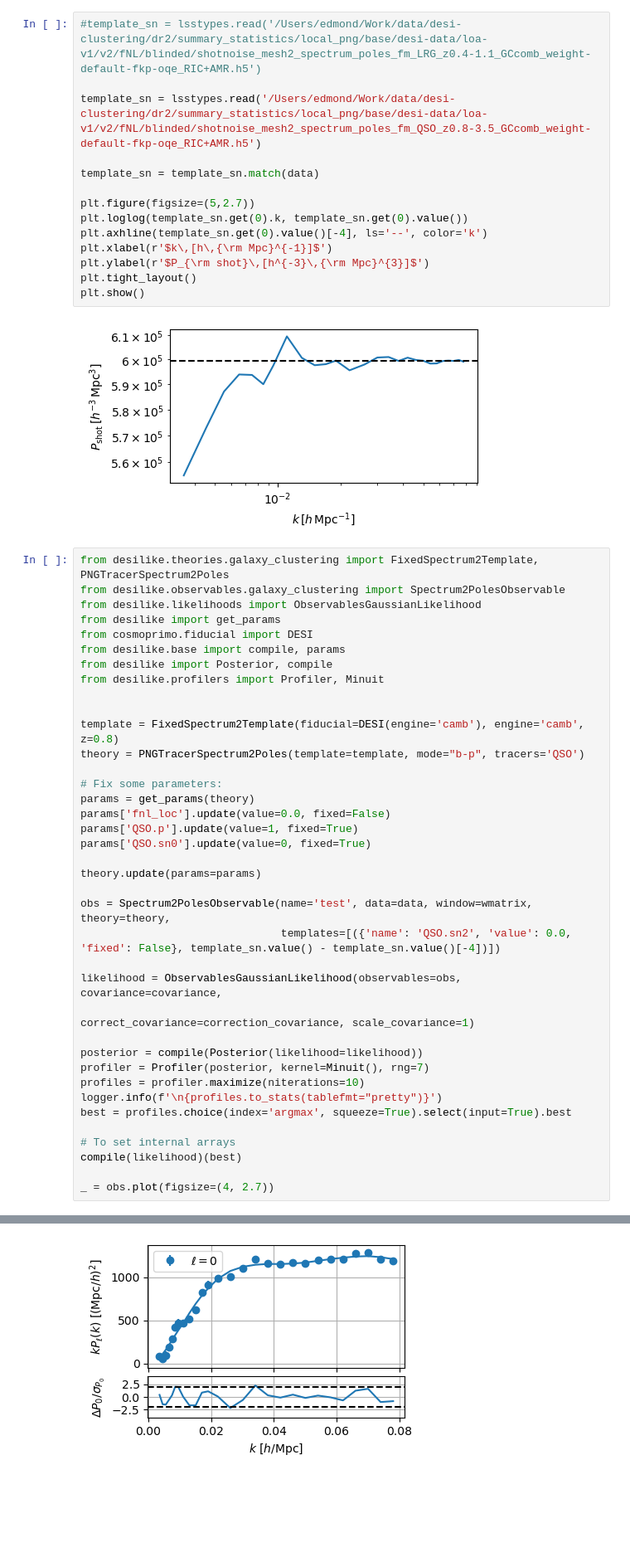
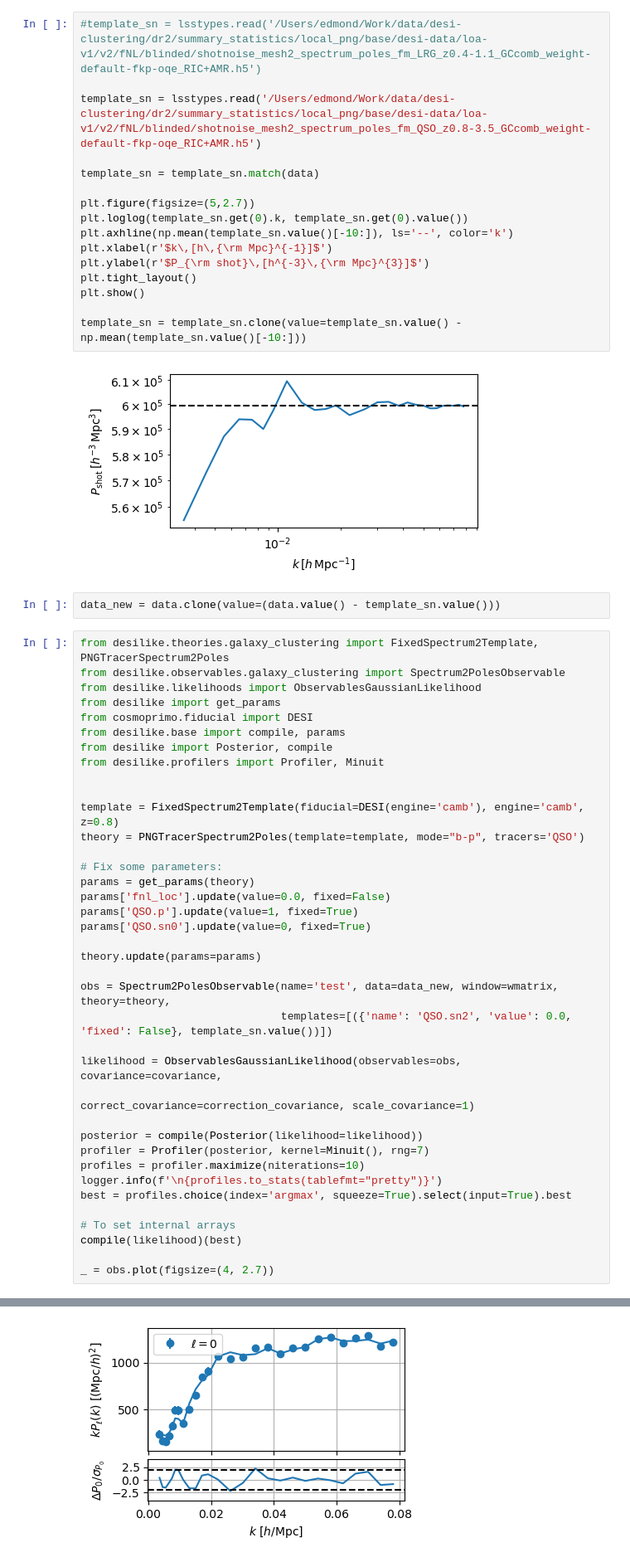
Before and after one commit to Jiaxi-Yu/desi-clustering, a Jupyter notebook: local_png/validation_shotnoise.ipynb, the cells around one changed output, grey strips where cells are left out. Shown at 83% size. Drawn from its saved outputs; the diff is of its cells as text; blank space fills up the shorter version.

```diff
--- a/local_png/validation_shotnoise.ipynb
+++ b/local_png/validation_shotnoise.ipynb
@@ -134,13 +134,17 @@ template_sn = template_sn.match(data)
 
 plt.figure(figsize=(5,2.7))
 plt.loglog(template_sn.get(0).k, template_sn.get(0).value())
-plt.axhline(template_sn.get(0).value()[-4], ls='--', color='k')
+plt.axhline(np.mean(template_sn.value()[-10:]), ls='--', color='k')
 plt.xlabel(r'$k\,[h\,{\rm Mpc}^{-1}]$')
 plt.ylabel(r'$P_{\rm shot}\,[h^{-3}\,{\rm Mpc}^{3}]$')
 plt.tight_layout()
 plt.show()
+
+template_sn = template_sn.clone(value=template_sn.value() - np.mean(template_sn.value()[-10:]))
 # %% [output]
 [figure]
+# %%
+data_new = data.clone(value=(data.value() - template_sn.value()))
 # %%
 from desilike.theories.galaxy_clustering import FixedSpectrum2Template, PNGTracerSpectrum2Poles
 from desilike.observables.galaxy_clustering import Spectrum2PolesObservable
@@ -163,8 +167,8 @@ params['QSO.sn0'].update(value=0, fixed=True)
 
 theory.update(params=params)
 
-obs = Spectrum2PolesObservable(name='test', data=data, window=wmatrix, theory=theory,
-                               templates=[({'name': 'QSO.sn2', 'value': 0.0, 'fixed': False}, template_sn.value() - template_sn.value()[-4])])
+obs = Spectrum2PolesObservable(name='test', data=data_new, window=wmatrix, theory=theory,
+                               templates=[({'name': 'QSO.sn2', 'value': 0.0, 'fixed': False}, template_sn.value())])
 
 likelihood = ObservablesGaussianLikelihood(observables=obs, covariance=covariance,
                                            correct_covariance=correction_covariance, scale_covariance=1)
@@ -201,4 +205,4 @@ _ = obs.plot(figsize=(4, 2.7))
-[figure, old version]
+[figure, new version]
 # %%
 # Fix some parameters:
 params = get_params(theory)
```
Also changed, not shown: parts of 5 cells of this notebook, 4 other files.
